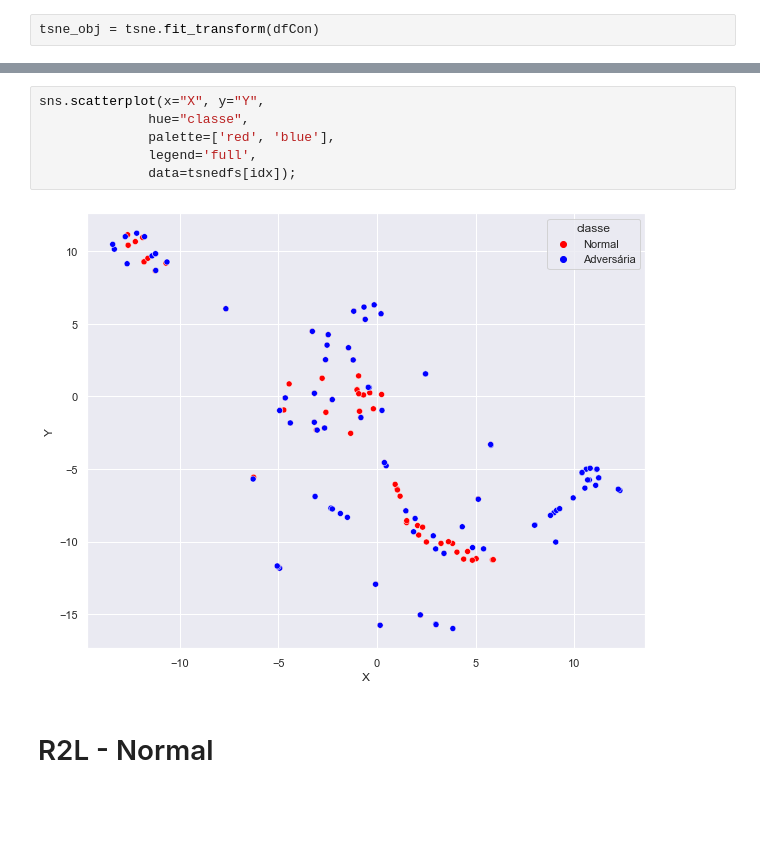
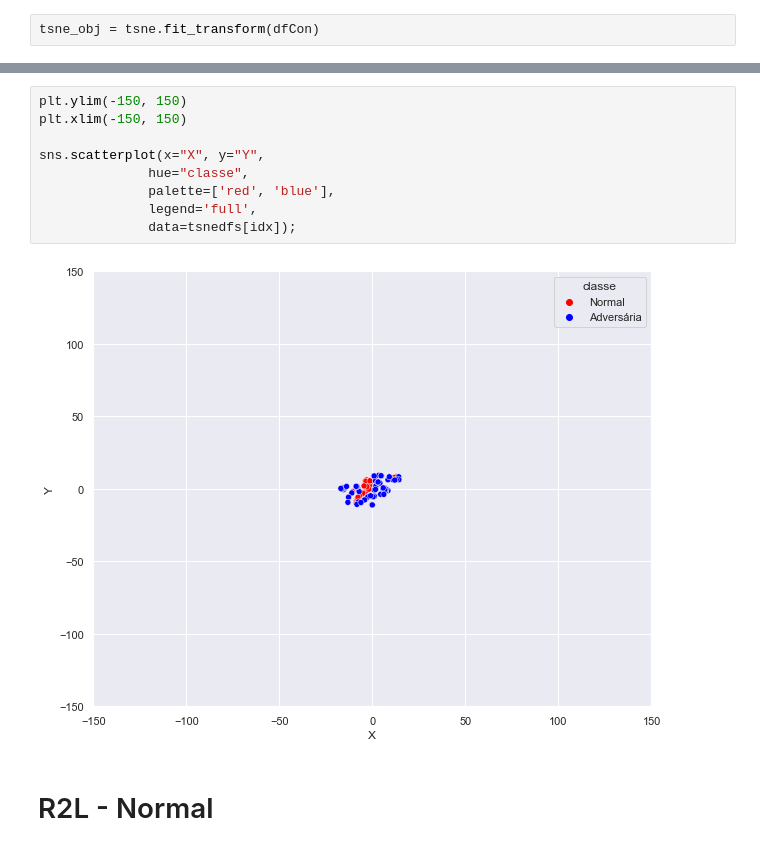
Before and after one commit to pedropaiola/Adversarial-Explainable-IDS, a Jupyter notebook: tsne.ipynb, the cells around one changed output, grey strips where cells are left out. Cells and saved outputs as stored; diff of their text form; blank space fills up the shorter version.

```diff
--- a/tsne.ipynb
+++ b/tsne.ipynb
@@ -217,11 +229,14 @@ tsnedfs[idx].head()
 # %%
+plt.ylim(-150, 150)
+plt.xlim(-150, 150)
+
 sns.scatterplot(x="X", y="Y",
               hue="classe",
               palette=['red', 'blue'],
               legend='full',
               data=tsnedfs[idx]);
 # %% [output]
-[figure, old version]
+[figure, new version]
 # %% [markdown]
 <h1>R2L - Normal</h1>
 # %%
```
Also changed, not shown: parts of 12 cells of this notebook.
